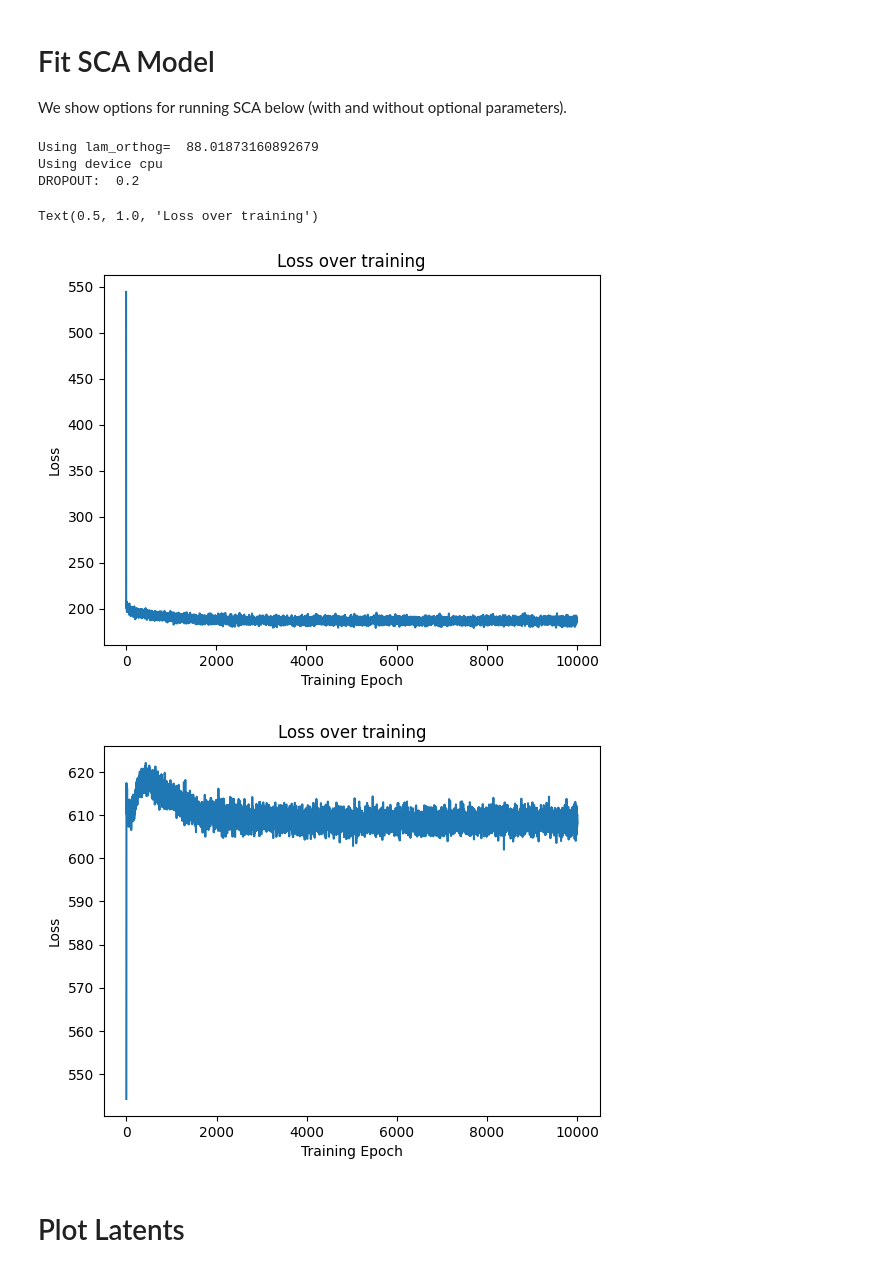
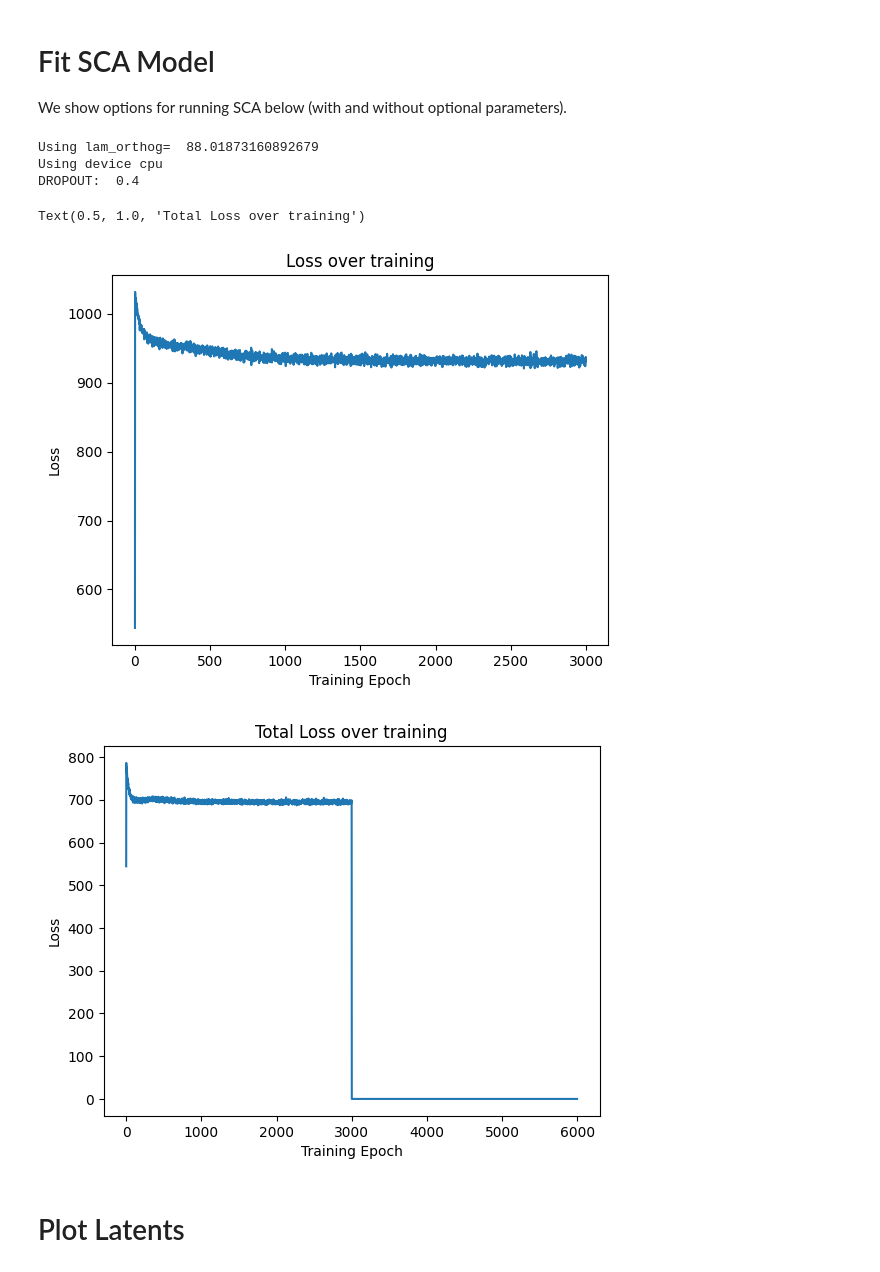
Before and after one commit to dyu222/sca, a Jupyter notebook: notebooks/Example_1pop.ipynb, the cells around one changed output. Saved outputs shown, nothing was run; the diff lists cells and outputs as text; code cells hidden in the pictures.

```diff
--- a/notebooks/Example_1pop.ipynb
+++ b/notebooks/Example_1pop.ipynb
@@ -145,7 +145,7 @@ pca_latent = wpca.fit_transform(X,sample_weight=sample_weights)
 We show options for running SCA below (with and without optional parameters).
 # %%
 #Declare SCA model without all the optional parameters
-sca=SCA(n_components=n_components, lam_sparse = 0.02, n_epochs = 10000)
+sca=SCA(n_components=n_components, lam_sparse = 0.02, n_epochs = 6000)
 
 #Declare SCA model with the optional parameters
 # sca=SCA(n_components=n_components,orth=orth, lam_sparse=lam_sparse, lam_orthog=lam_orthog, lr=lr,n_epochs=n_epochs, init=init)
@@ -157,29 +157,30 @@ sca_latent=sca.fit_transform(X=X, sample_weight=sample_weights)
 # %% [output]
 Using lam_orthog=  88.01873160892679
 Using device cpu
-DROPOUT:  0.2
+DROPOUT:  0.4
 # %%
 #Plot the loss over all iterations
 plt.figure()
-plt.plot(sca.losses)
+plt.plot(sca.losses[:3000])
+# plt.plot(sca.losses)
 plt.xlabel('Training Epoch')
 plt.ylabel('Loss')
 plt.title('Loss over training')
 
 #Plot the loss over the last 100 iterations (to see if it has truly hit a plateau)
 # plt.figure()
 # plt.plot(losses[-100:-1])
 # plt.xlabel('Training Epoch')
 # plt.ylabel('Loss')
 plt.figure()
 plt.plot(sca.total_losses)
 plt.xlabel('Training Epoch')
 plt.ylabel('Loss')
-plt.title('Loss over training')
+plt.title('Total Loss over training')
 # %% [output]
-Text(0.5, 1.0, 'Loss over training')
+Text(0.5, 1.0, 'Total Loss over training')
-[figure, old version]
+[figure, new version]
-[figure, old version]
+[figure, new version]
 # %% [markdown]
 # Plot Latents
 # %% [markdown]
```
Also changed, not shown: parts of 4 cells of this notebook, 2 other files.
